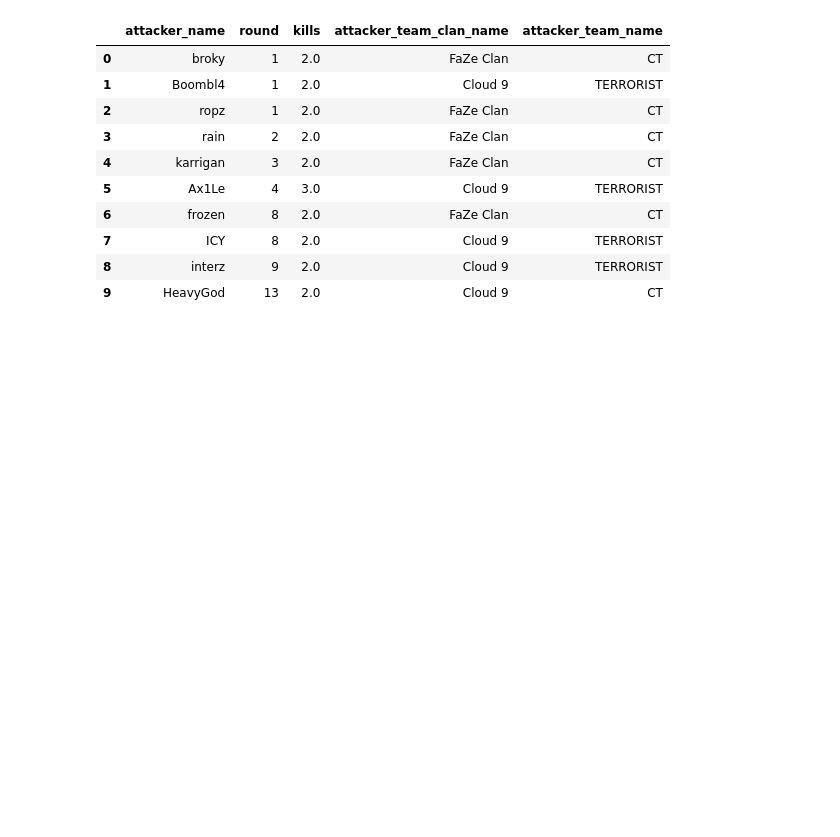
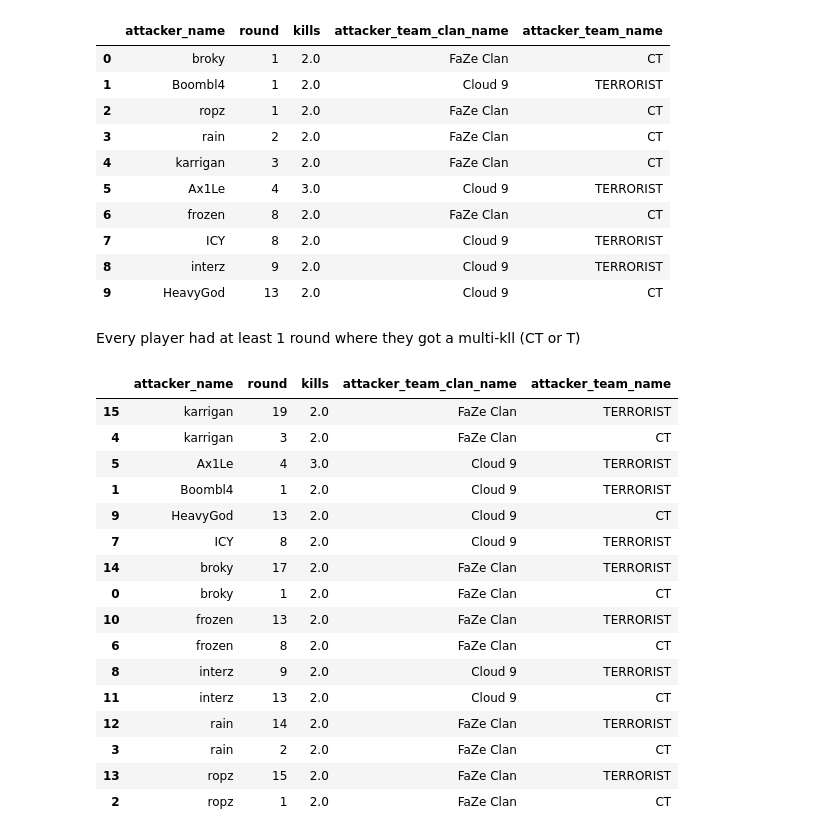
Before and after one commit to dickinsonmatt/counter-strike, a Jupyter notebook: analysis.ipynb, the cells around one changed output. Cells and saved outputs as stored; diff of their text form; code cells hidden in the pictures; blank space fills up the shorter version.

```diff
--- a/analysis.ipynb
+++ b/analysis.ipynb
@@ -324,15 +336,22 @@ player_info
 # %%
 kills = dem.kills.copy()
 
+# number of multi-kills to look at
 num_kills = 2
 
+# count the number of rows each player gets in each round
+# fill in missing values with 0 kills
+# pivot table to make 1 row per round player to allow for filtering based on number of kills
 kills_per_round = kills.groupby(['round', 'attacker_name'])['tick'].count().unstack().fillna(0).reset_index().melt(id_vars = "round", value_name = "kills")
 
+# sort and set index to allow joining for more context of players
 multikill_round_players = kills_per_round.sort_values('round').set_index(['attacker_name', 'round'])
 
-multikills = multikill_round_players.join(player_info)[multikill_round_players['kills'] >= num_kills]
+# join information about player context and filter to number of multi-kills
+multikills = multikill_round_players.join(player_info)[multikill_round_players['kills'] >= num_kills].reset_index()
 
-multikills.reset_index().drop_duplicates(subset = 'attacker_name').reset_index(drop = True)
+# show unique players overall
+multikills.drop_duplicates(subset = "attacker_name").reset_index(drop = True)
 # %% [output]
 |  | attacker_name | round | kills | attacker_team_clan_name | attacker_team_name |
 | 0 | broky | 1 | 2.0 | FaZe Clan | CT |
@@ -345,3 +364,26 @@ multikills.reset_index().drop_duplicates(subset = 'attacker_name').reset_index(d
 | 7 | ICY | 8 | 2.0 | Cloud 9 | TERRORIST |
 | 8 | interz | 9 | 2.0 | Cloud 9 | TERRORIST |
 | 9 | HeavyGod | 13 | 2.0 | Cloud 9 | CT |
+# %% [markdown]
+Every player had at least 1 round where they got a multi-kll (CT or T)
+# %%
+# unique players by side
+multikills.drop_duplicates(subset = ["attacker_name", 'attacker_team_name']).reset_index(drop = True).sort_values(['attacker_name', 'attacker_team_name'], ascending = [True, False])
+# %% [output]
+|  | attacker_name | round | kills | attacker_team_clan_name | attacker_team_name |
+| 15 | karrigan | 19 | 2.0 | FaZe Clan | TERRORIST |
+| 4 | karrigan | 3 | 2.0 | FaZe Clan | CT |
+| 5 | Ax1Le | 4 | 3.0 | Cloud 9 | TERRORIST |
+| 1 | Boombl4 | 1 | 2.0 | Cloud 9 | TERRORIST |
+| 9 | HeavyGod | 13 | 2.0 | Cloud 9 | CT |
+| 7 | ICY | 8 | 2.0 | Cloud 9 | TERRORIST |
+| 14 | broky | 17 | 2.0 | FaZe Clan | TERRORIST |
+| 0 | broky | 1 | 2.0 | FaZe Clan | CT |
+| 10 | frozen | 13 | 2.0 | FaZe Clan | TERRORIST |
+| 6 | frozen | 8 | 2.0 | FaZe Clan | CT |
+| 8 | interz | 9 | 2.0 | Cloud 9 | TERRORIST |
+| 11 | interz | 13 | 2.0 | Cloud 9 | CT |
+| 12 | rain | 14 | 2.0 | FaZe Clan | TERRORIST |
+| 3 | rain | 2 | 2.0 | FaZe Clan | CT |
+| 13 | ropz | 15 | 2.0 | FaZe Clan | TERRORIST |
+| 2 | ropz | 1 | 2.0 | FaZe Clan | CT |
```
Also changed, not shown: parts of 7 cells of this notebook.
